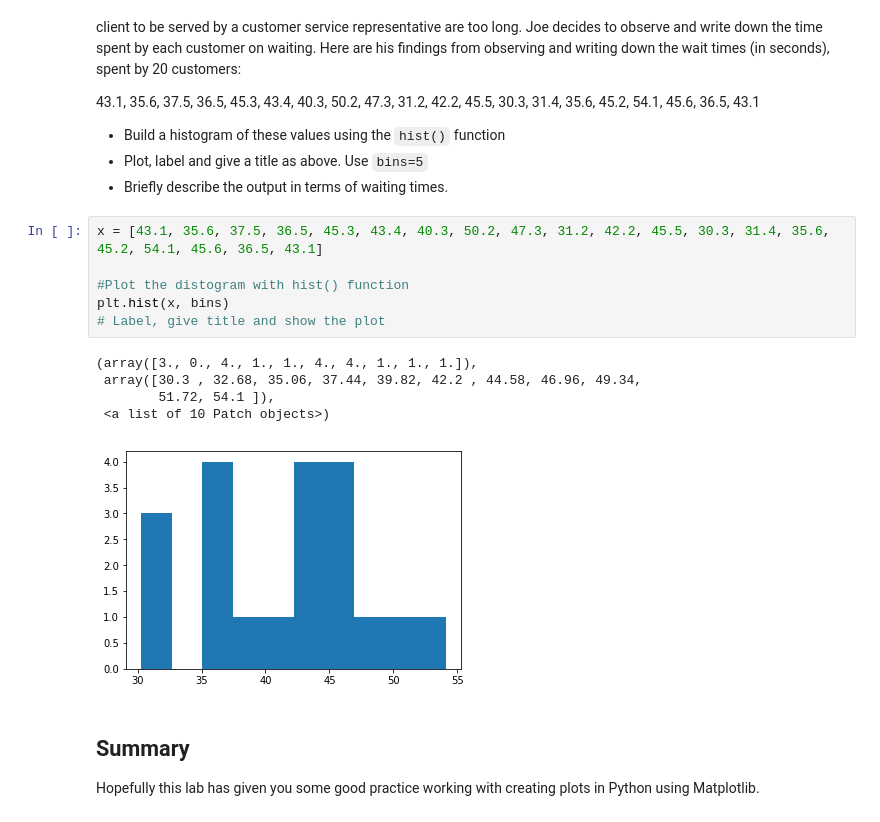
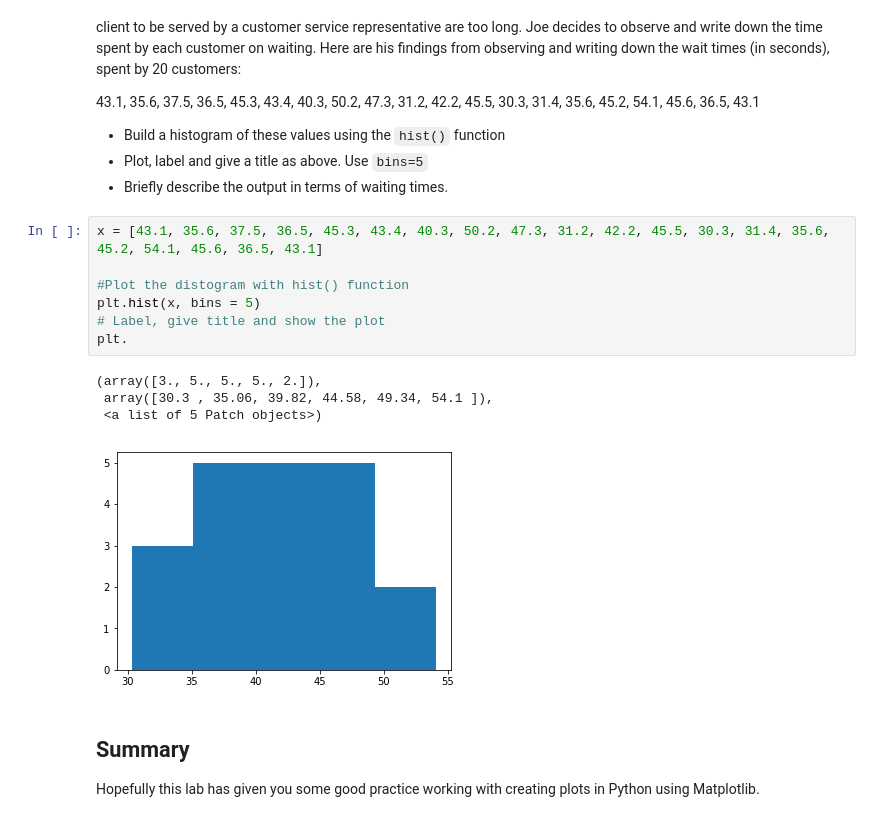
Before and after one commit to pauly51994/dsc-data-viz-lab-nyc-ds-071519, a Jupyter notebook: index.ipynb, the cells around one changed output. Cells and saved outputs as stored; diff of their text form.

```diff
--- a/index.ipynb
+++ b/index.ipynb
@@ -95,15 +95,15 @@ Joe is the branch manager at a bank. Recently, Joe been receiving customer feedb
 # %%
 x = [43.1, 35.6, 37.5, 36.5, 45.3, 43.4, 40.3, 50.2, 47.3, 31.2, 42.2, 45.5, 30.3, 31.4, 35.6, 45.2, 54.1, 45.6, 36.5, 43.1]
 
 #Plot the distogram with hist() function
-plt.hist(x, bins)
+plt.hist(x, bins = 5)
 # Label, give title and show the plot
+plt.
 # %% [output]
-(array([3., 0., 4., 1., 1., 4., 4., 1., 1., 1.]),
- array([30.3 , 32.68, 35.06, 37.44, 39.82, 42.2 , 44.58, 46.96, 49.34,
-        51.72, 54.1 ]),
- <a list of 10 Patch objects>)
+(array([3., 5., 5., 5., 2.]),
+ array([30.3 , 35.06, 39.82, 44.58, 49.34, 54.1 ]),
+ <a list of 5 Patch objects>)
-[figure, old version]
+[figure, new version]
 # %% [markdown]
 ## Summary
 
```
